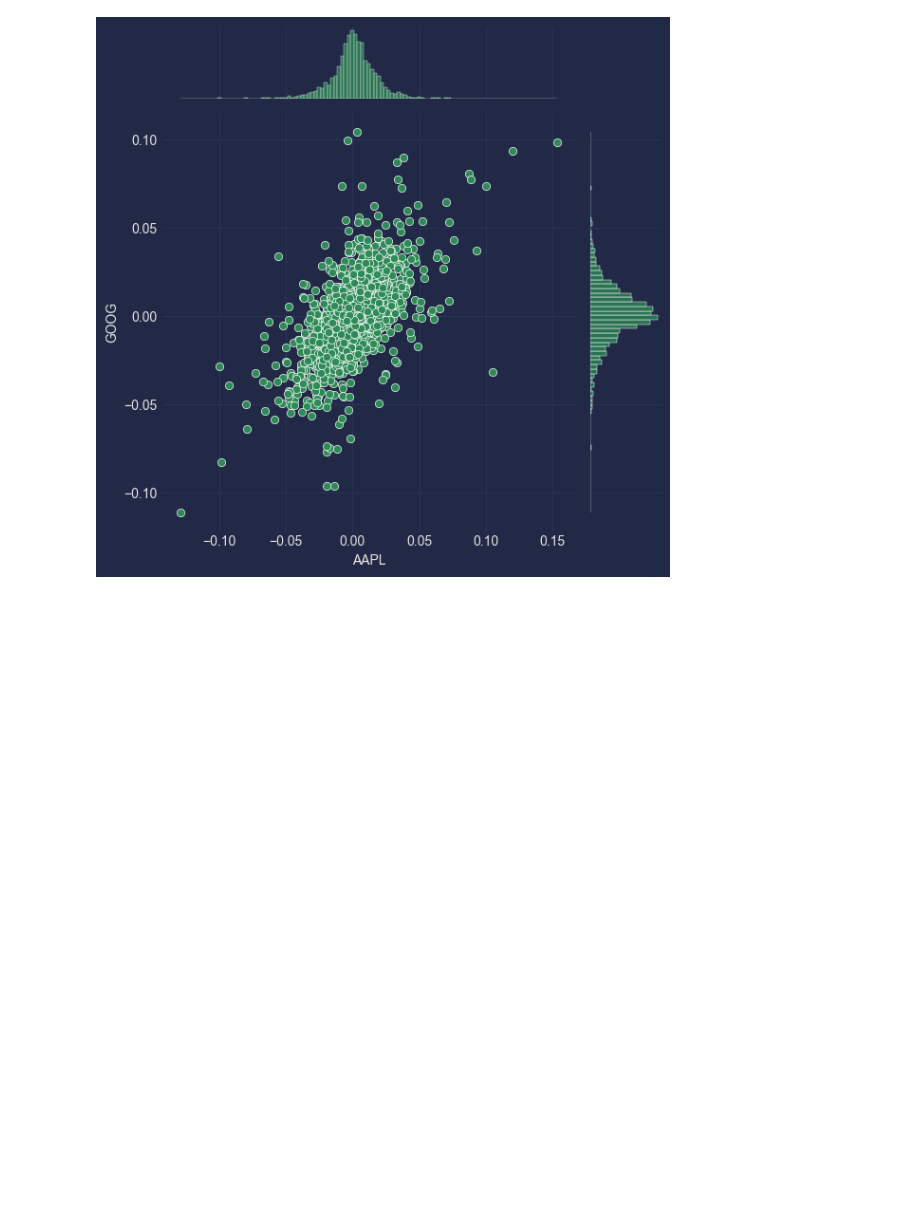
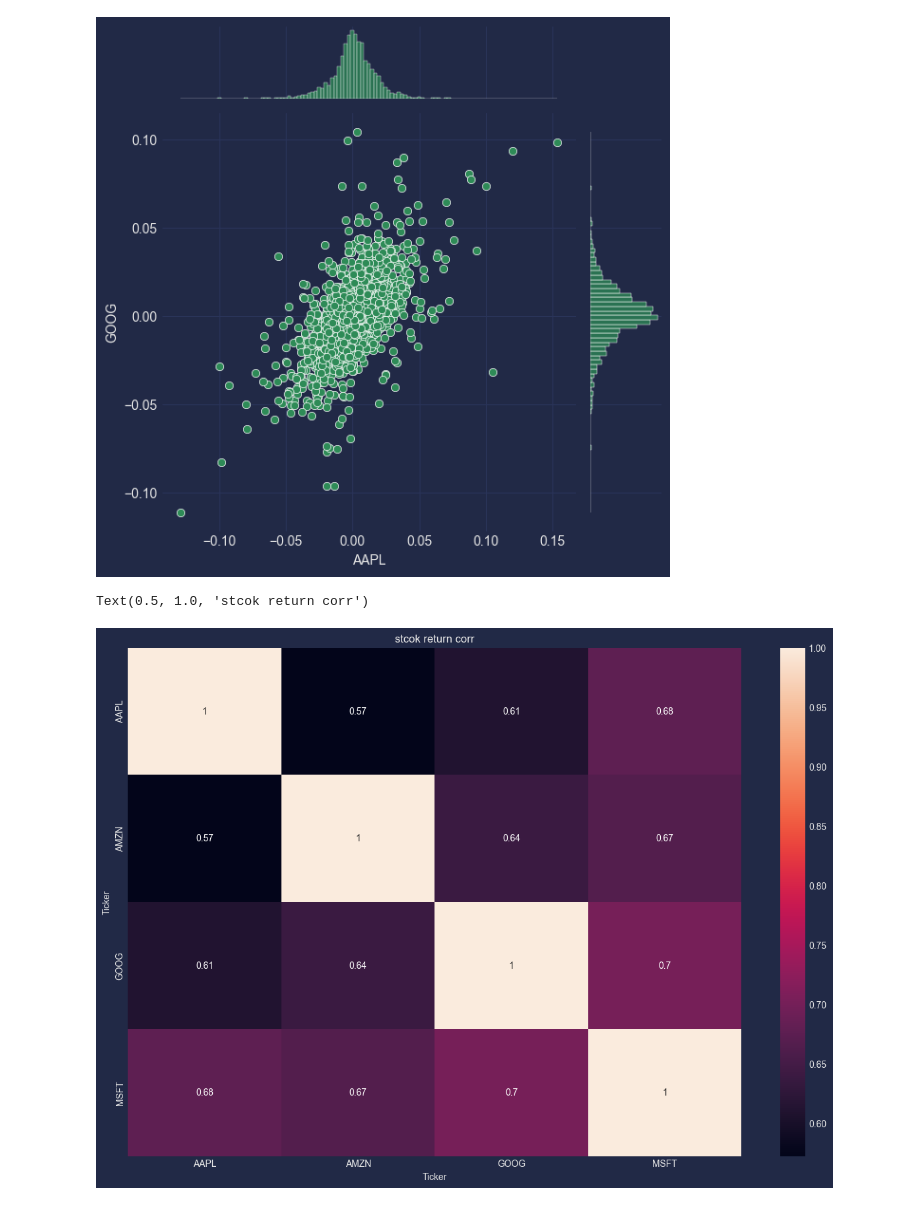
Before and after one commit to Amursen/lstm-model-for-stock-price, a Jupyter notebook: main.ipynb, the cells around one changed output. Saved outputs shown, nothing was run; the diff lists cells and outputs as text; code cells hidden in the pictures; blank space fills up the shorter version.

```diff
--- a/main.ipynb
+++ b/main.ipynb
@@ -154,3 +154,11 @@ sns.jointplot(x="AAPL" , y= "GOOG" , data = rets , kind= "scatter"  , color="sea
 # %% [output]
 <seaborn.axisgrid.JointGrid at 0x...>
 [figure]
+# %%
+plt.figure(figsize=(15 , 10))
+
+sns.heatmap(rets.corr() , annot= True )
+plt.title("stcok return corr")
+# %% [output]
+Text(0.5, 1.0, 'stcok return corr')
+[figure, added]
```
Also changed, not shown: parts of 14 cells of this notebook.
